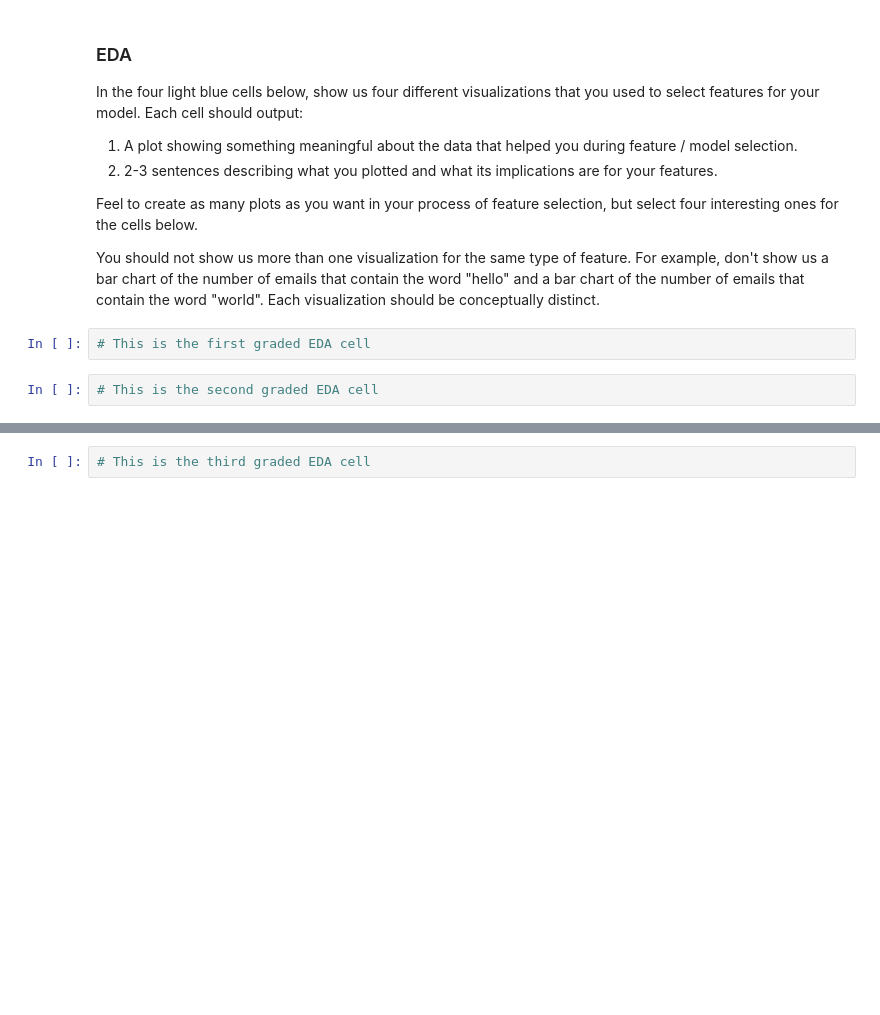
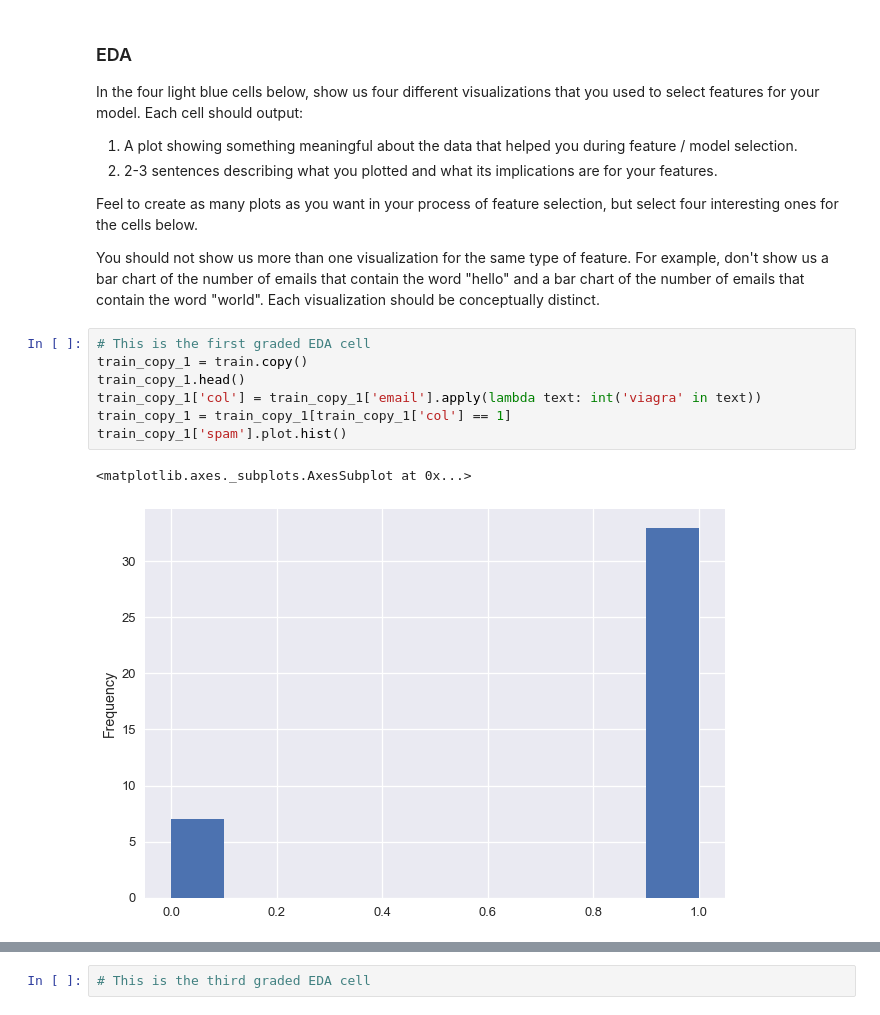
Before and after one commit to dhruvilbadani/ds100-proj2, a Jupyter notebook: proj2.ipynb, the cells around one changed output, grey strips where cells are left out. Drawn from its saved outputs; the diff is of its cells as text; blank space fills up the shorter version.

```diff
--- a/proj2.ipynb
+++ b/proj2.ipynb
@@ -374,7 +470,13 @@ In the four light blue cells below, show us four different visualizations that y
 Feel to create as many plots as you want in your process of feature selection, but select four interesting ones for the cells below.
 
 You should not show us more than one visualization for the same type of feature. For example, don't show us a bar chart of the number of emails that contain the word "hello" and a bar chart of the number of emails that contain the word "world". Each visualization should be conceptually distinct.
-# %%
-# This is the first graded EDA cell
-# %%
-# This is the second graded EDA cell
+# %%
+# This is the first graded EDA cell
+train_copy_1 = train.copy()
+train_copy_1.head()
+train_copy_1['col'] = train_copy_1['email'].apply(lambda text: int('viagra' in text))
+train_copy_1 = train_copy_1[train_copy_1['col'] == 1]
+train_copy_1['spam'].plot.hist()
+# %% [output]
+<matplotlib.axes._subplots.AxesSubplot at 0x...>
+[figure, added]
```
Also changed, not shown: parts of 10 cells of this notebook, 5 other files.
